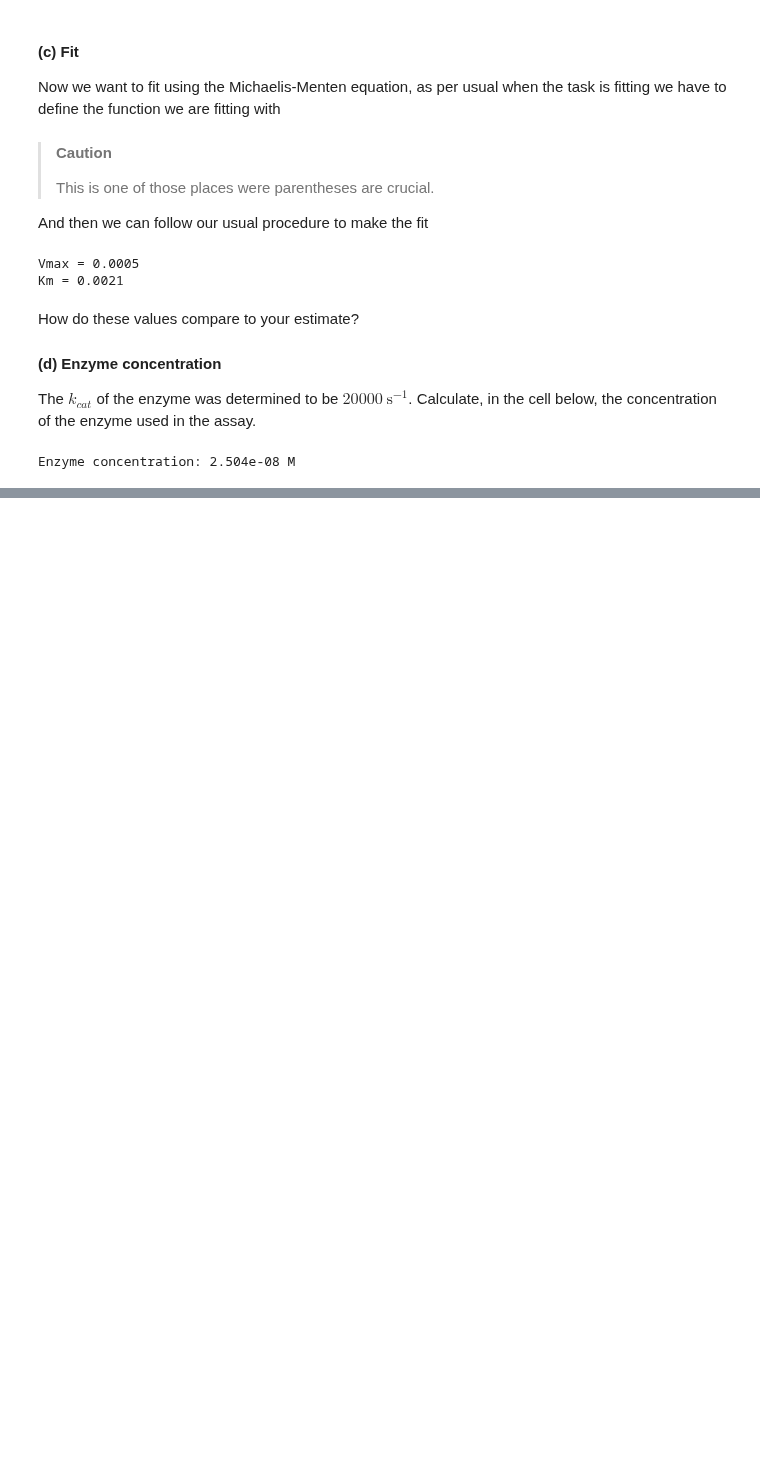
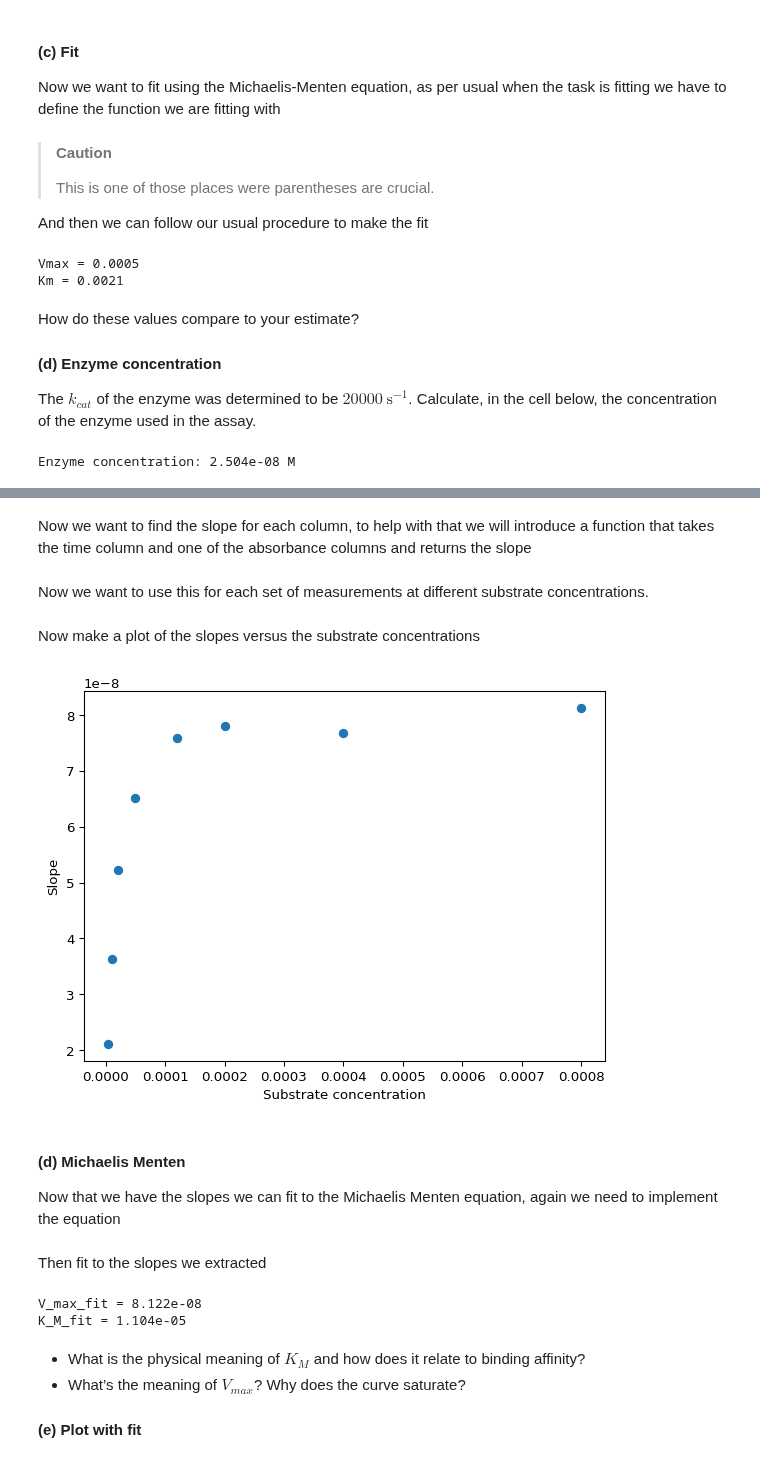
Before and after one commit to au-mbg/fysisk-biokemi, a Jupyter notebook: built_notebooks/master/week_47.ipynb, the cells around one changed output, grey strips where cells are left out. Drawn from its saved outputs; the diff is of its cells as text; code cells hidden in the pictures; blank space fills up the shorter version.

```diff
--- a/built_notebooks/master/week_47.ipynb
+++ b/built_notebooks/master/week_47.ipynb
@@ -1066,0 +1172,48 @@ Enzyme concentration: 2.504e-08 M
+# %%
+def linear_function(x, a, b):
+    return ...
+# %%
+def linear_function(x, a, b):
+    return a * x + b
+# %% [markdown]
+Now we want to find the slope for each column, to help with that we will
+introduce a function that takes the time column and one of the
+absorbance columns and returns the slope
+# %%
+def find_slope(time_data, abs_data):
+    indices = np.where(~abs_data.isna())[0]
+    time_data = time_data[indices]
+    abs_data = abs_data[indices]
+    popt, pcov = curve_fit(linear_function, time_data, abs_data)
+    return popt[0]
+# %% [markdown]
+Now we want to use this for each set of measurements at different
+substrate concentrations.
+# %%
+slope_08 = find_slope(df['time'], df['S_0.8_mM'])
+slope_04 = find_slope(df['time'], df['S_0.4_mM'])
+slope_02 = find_slope(df['time'], df['S_0.2_mM'])
+slope_012 = find_slope(df['time'], df['S_0.12_mM'])
+slope_005 = find_slope(df['time'], df['S_0.05_mM'])
+slope_002 = find_slope(df['time'], df['S_0.02_mM'])
+slope_001 = find_slope(df['time'], df['S_0.01_mM'])
+slope_0003 = find_slope(df['time'], df['S_0.003_mM'])
+
+substrate_concentrations = np.array([0.8, 0.4, 0.2, 0.12, 0.05, 0.02, 0.01, 0.003]) * 10**(-3)
+slopes = np.array([slope_08, slope_04, slope_02, slope_012, slope_005, slope_002, slope_001, slope_0003])
+# %% [markdown]
+Now make a plot of the slopes versus the substrate concentrations
+# %%
+fig, ax = plt.subplots()
+
+ax.plot(substrate_concentrations, slopes, 'o')
+ax.set_xlabel('Substrate concentration')
+ax.set_ylabel('Slope')
+plt.show()
+# %% [output]
+[figure, added]
+# %% [markdown]
+#### (d) Michaelis Menten
+
+Now that we have the slopes we can fit to the Michaelis Menten equation,
+again we need to implement the equation
@@ -1066,0 +1223,17 @@ Enzyme concentration: 2.504e-08 M
+# %% [markdown]
+Then fit to the slopes we extracted
+# %%
+popt, pcov = curve_fit(mich_menten, substrate_concentrations, slopes)
+V_max_fit, K_M_fit = popt
+
+print(f'{V_max_fit = :.3e}')
+print(f'{K_M_fit = :.3e}')
+# %% [output]
+V_max_fit = 8.122e-08
+K_M_fit = 1.104e-05
+# %% [markdown]
+-   What is the physical meaning of $K_M$ and how does it relate to
+    binding affinity?
+-   What’s the meaning of $V_{max}$? Why does the curve saturate?
+
+#### (e) Plot with fit
```
Also changed, not shown: parts of 20 cells of this notebook, 13 other files.
